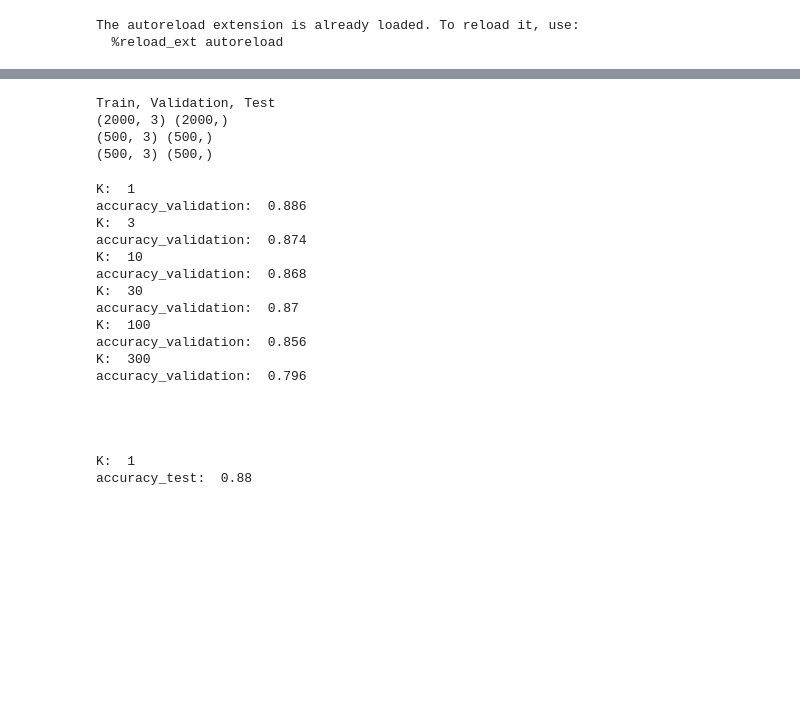
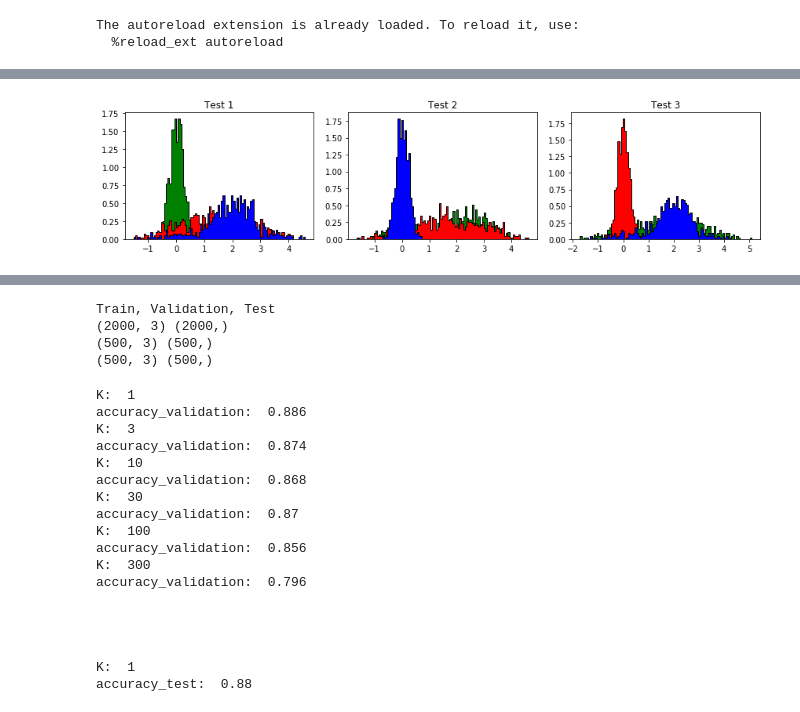
Before and after one commit to Siddhant24/ELL409, a Jupyter notebook: Assigment_1/Assignment 1.ipynb, the cells around one changed output, grey strips where cells are left out. Drawn from its saved outputs; the diff is of its cells as text; code cells hidden in the pictures; blank space fills up the shorter version.

Commit message:
Graphical Analysis of Blood test + MLE implemented

```diff
--- a/Assigment_1/Assignment 1.ipynb
+++ b/Assigment_1/Assignment 1.ipynb
@@ -34,0 +40,17 @@ The autoreload extension is already loaded. To reload it, use:
+# %%
+
+(X_train, y_train, X_val, y_val, X_test, y_test) = prepareMedicalData();
+fig=plt.figure(figsize=(12, 3))
+columns = 3
+rows = 1
+
+for i in range(1, columns*rows +1):
+    X_i = [X_train[np.where(y_train==c)][:,i-1] for c in np.unique(y_train)]
+    ax = fig.add_subplot(rows, columns, i)
+    ax.hist(X_i, color = ['blue', 'red', 'green'], edgecolor = 'black', bins = int(100), histtype = 'stepfilled', density = True)
+    ax.set_title("Test " + str(i))
+
+fig.tight_layout()
+plt.show()
+# %% [output]
+[figure, added]
```
Also changed, not shown: parts of 13 cells of this notebook, 2 other files.
